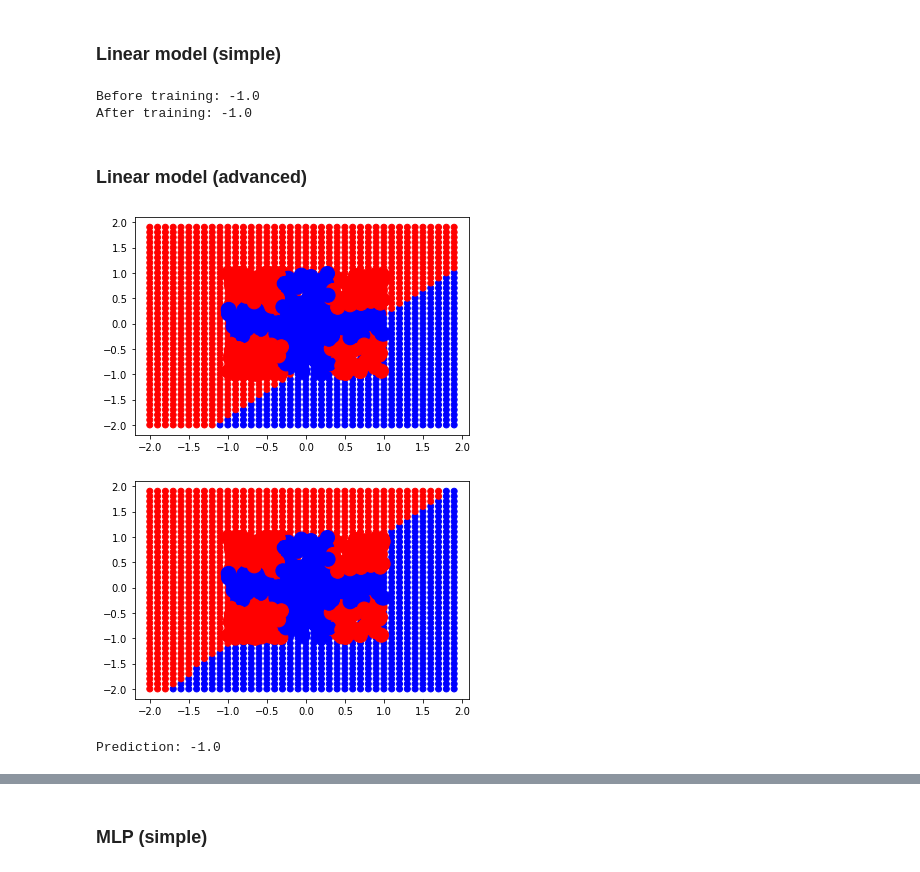
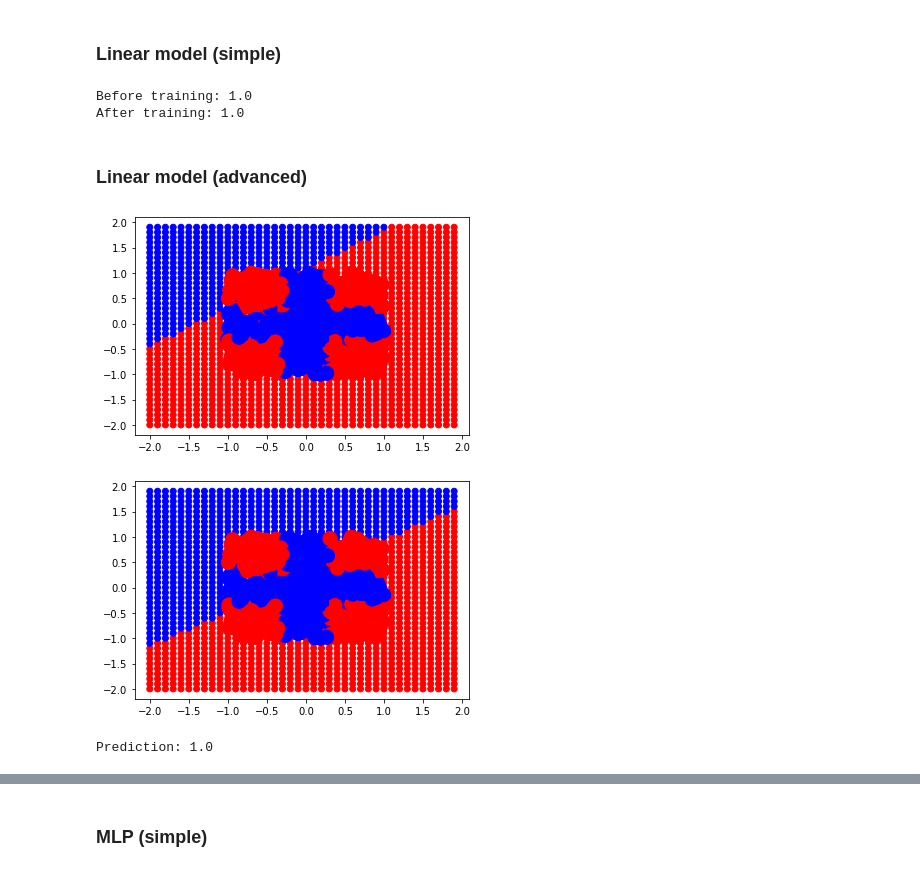
Before and after one commit to Levorilh/ml_python, a Jupyter notebook: Notebook___CAS_DE_TESTS.ipynb, the cells around one changed output, grey strips where cells are left out. Drawn from its saved outputs; the diff is of its cells as text; code cells hidden in the pictures.

```diff
--- a/Notebook___CAS_DE_TESTS.ipynb
+++ b/Notebook___CAS_DE_TESTS.ipynb
@@ -242,7 +242,7 @@ for p in X:
     flattened_dataset_inputs.append(p[1])
     #print(flattened_dataset_inputs)
 
-train_linear_model(model, input_dim, X, Y)
+train_linear_classification_model(model, input_dim, X, Y, epochs=100000)
 
 predicted_outputs = [predict_linear_model_classif(model,input_dim,  p)  for p in test_dataset]
 predicted_outputs_colors = ['blue' if label == 1 else 'red' for label in predicted_outputs]
@@ -300,7 +300,7 @@ for p in X:
     flattened_dataset_inputs.append(p[0])
     flattened_dataset_inputs.append(p[1])
 
-train_classification_stochastic_gradient_backpropagation_mlp_model(model, X, Y, epochs=10000)
+train_classification_stochastic_gradient_backpropagation_mlp_model(model, X, Y, epochs=100000)
 
 predicted_outputs = [predict_mlp_model_classification(model,  p)  for p in test_dataset]
 predicted_outputs_colors = ['blue' if label >= 0 else 'red' for label in predicted_outputs]
@@ -347,7 +347,7 @@ test_before = predict_linear_model_classif(p_model, input_dim , [0, 0])
 
 print("Before training:", test_before)
 
-train_linear_model(p_model, input_dim, X, Y)
+train_linear_classification_model(p_model, input_dim, X, Y)
 
 
 test_after = predict_linear_model_classif(p_model, input_dim , [0, 0])
@@ -567,15 +621,15 @@ test_before = predict_linear_model_classif(p_model, input_dim , [0, 0])
 
 print("Before training:", test_before)
 
-train_linear_model(p_model, input_dim, X, Y)
+train_linear_classification_model(p_model, input_dim, X, Y)
 
 
 test_after = predict_linear_model_classif(p_model, input_dim , [0, 0])
 
 print("After training:",test_after)
 # %% [output]
-Before training: -1.0
-After training: -1.0
+Before training: 1.0
+After training: 1.0
 # %% [markdown]
 ### Linear model (advanced)
 # %%
@@ -584,35 +638,35 @@ test_dataset = [[x1, x2] for x1 in np.arange(-2, 2, 0.1) for x2 in np.arange(-2,
 colors = ["blue" if output >= 0 else "red" for output in Y]
 
 predicted_outputs = [predict_linear_model_classif(model, input_dim,  p)  for p in test_dataset]
 predicted_outputs_colors = ['blue' if label == 1 else 'red' for label in predicted_outputs]
 plt.scatter([p[0] for p in test_dataset], [p[1] for p in test_dataset], c=predicted_outputs_colors)
 plt.scatter([p[0] for p in X], [p[1] for p in X], c=colors, s=200)
 plt.show()
 
 flattened_dataset_inputs = []
 for p in X:
     flattened_dataset_inputs.append(p[0])
     flattened_dataset_inputs.append(p[1])
 
-train_linear_model(model, input_dim, X, Y)
+train_linear_classification_model(model, input_dim, X, Y)
 
 predicted_outputs = [predict_linear_model_classif(model,input_dim,  p)  for p in test_dataset]
 predicted_outputs_colors = ['blue' if label == 1 else 'red' for label in predicted_outputs]
 plt.scatter([p[0] for p in test_dataset], [p[1] for p in test_dataset], c=predicted_outputs_colors)
 plt.scatter([p[0] for p in X], [p[1] for p in X], c=colors, s=200)
 plt.show()
 
-test_after = predict_linear_model_classif(p_model, input_dim , [1.25, 1.25])
+test_after = predict_linear_model_classif(model, input_dim , [1.25, 1.25])
 
 print("Prediction:", test_after)
 
 flattened_dataset_inputs = []
 for p in X:
     flattened_dataset_inputs.append(p[0])
     flattened_dataset_inputs.append(p[1])
 
 destroy_linear_model(model)
 # %% [output]
-[figure, old version]
+[figure, new version]
-[figure, old version]
+[figure, new version]
-Prediction: -1.0
+Prediction: 1.0
```
Also changed, not shown: parts of 25 cells of this notebook.
